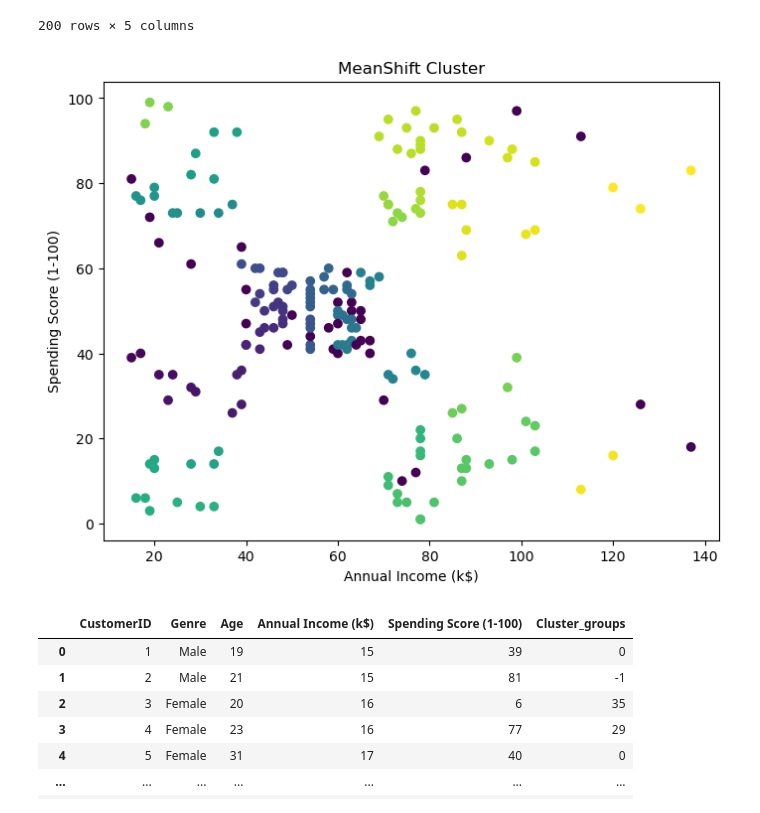
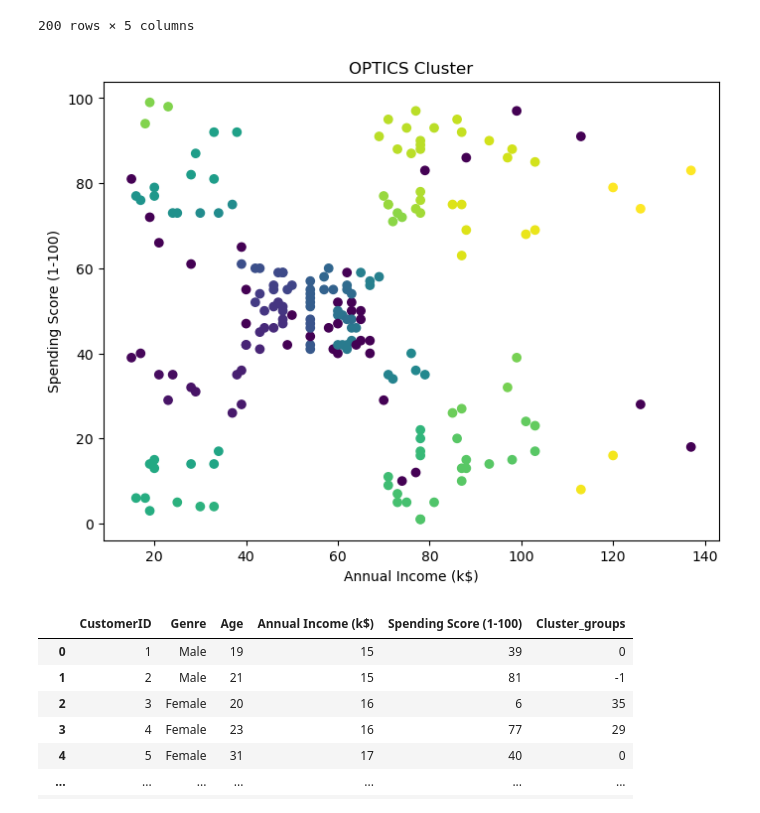
Before and after one commit to sasisathish202-hub/Machine-Learning-Clustering, a Jupyter notebook: OPTICS.ipynb, the cells around one changed output. Cells and saved outputs as stored; diff of their text form; code cells hidden in the pictures.

```diff
--- a/OPTICS.ipynb
+++ b/OPTICS.ipynb
@@ -29,12 +29,12 @@ labels = clustering.fit_predict(X)
 # %%
 plt.figure(figsize=(8,6))
 plt.scatter(X[:,0], X[:,1], c=labels)
-plt.title("MeanShift Cluster")
+plt.title("OPTICS Cluster")
 plt.xlabel("Annual Income (k$)")
 plt.ylabel("Spending Score (1-100)")
 plt.show()
 # %% [output]
-[figure, old version]
+[figure, new version]
 # %%
 supervised = dataset
 # %%
```
Also changed, not shown: 4 other files.
